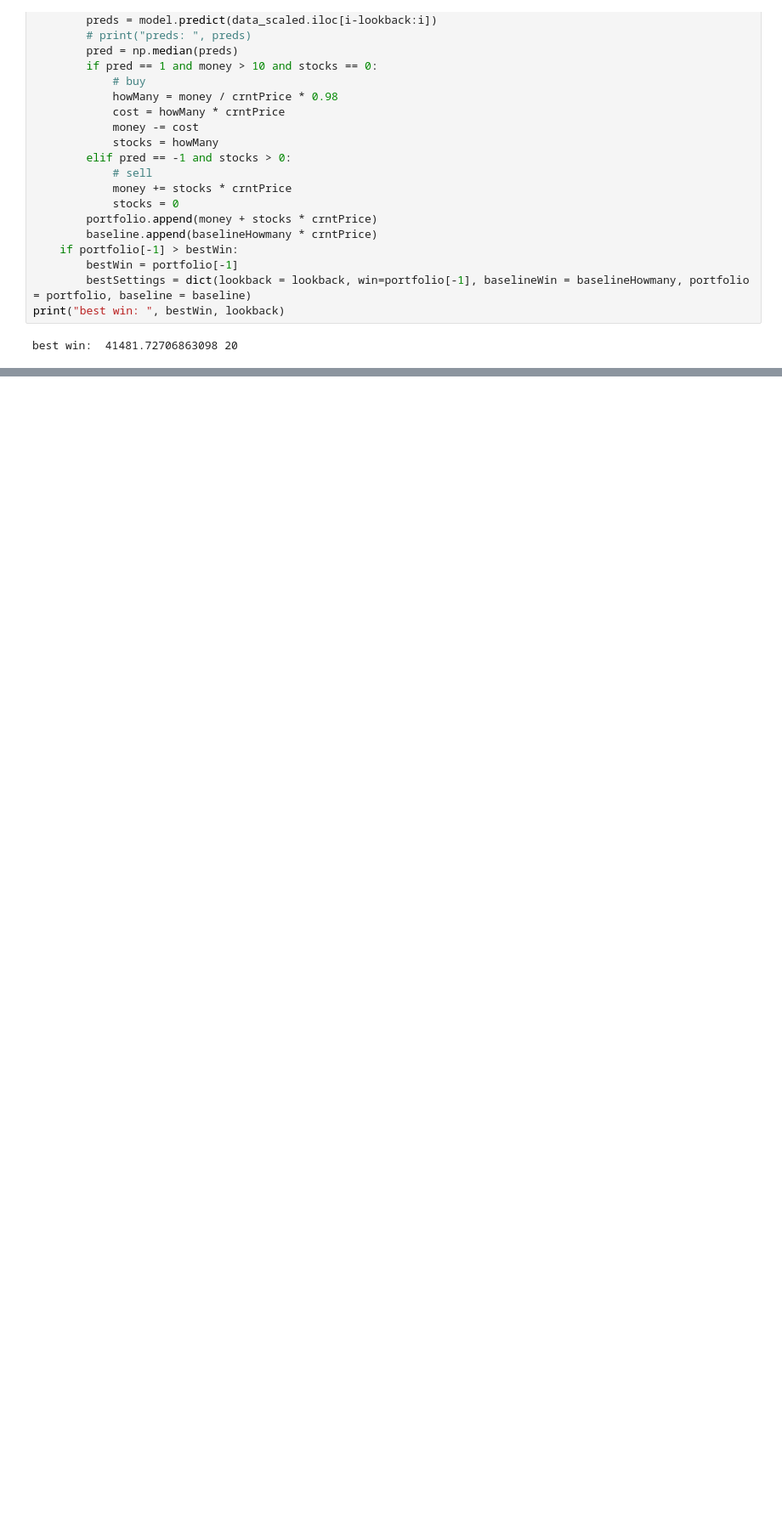
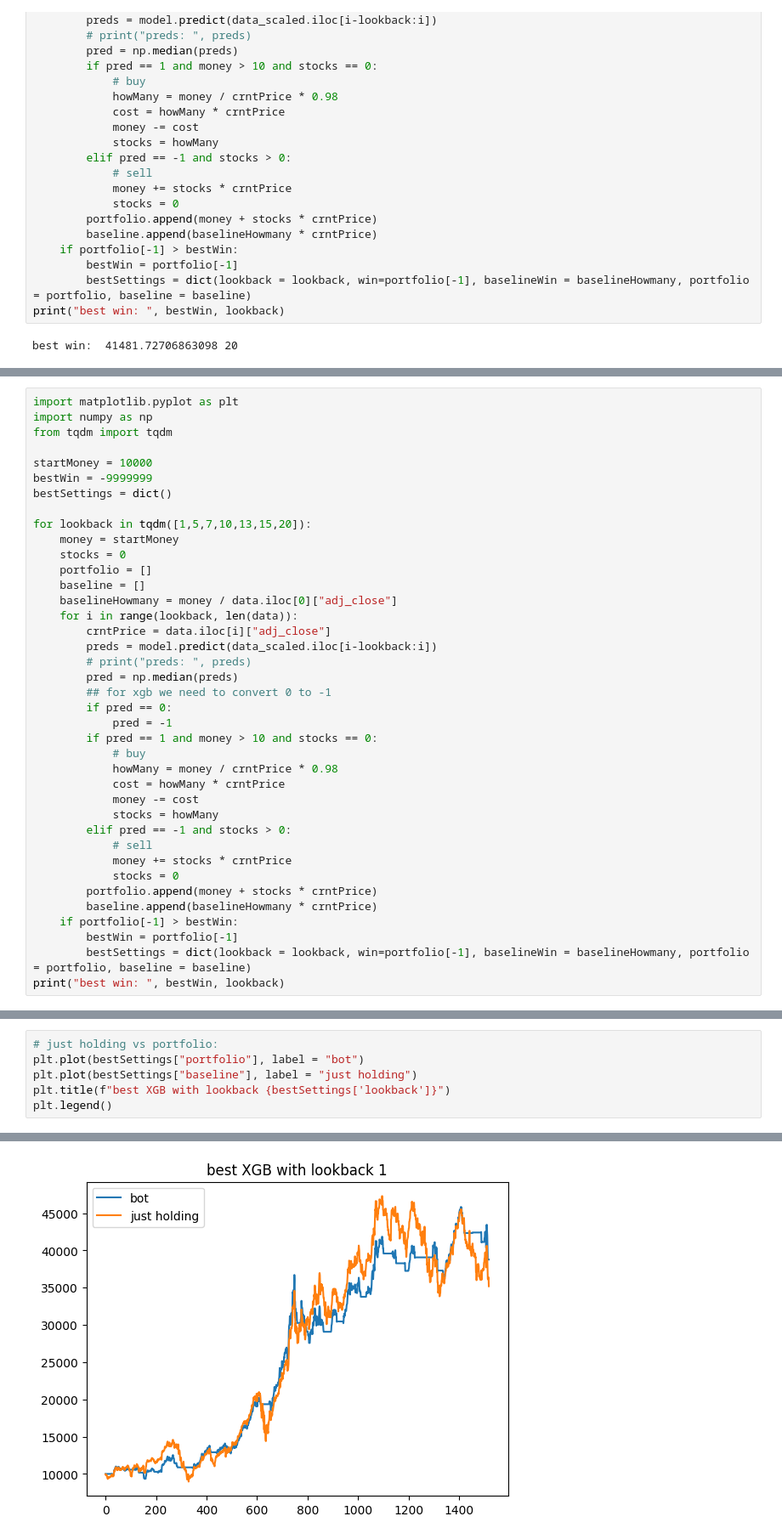
Before and after one commit to JustinGuese/tradingbot22-tradingbots, a Jupyter notebook: jupyternotebooks/lstm_earnings.ipynb, the cells around one changed output, grey strips where cells are left out. Shown at 85% size. Cells and saved outputs as stored; diff of their text form; blank space fills up the shorter version.

```diff
--- a/jupyternotebooks/lstm_earnings.ipynb
+++ b/jupyternotebooks/lstm_earnings.ipynb
@@ -144,0 +192,39 @@ plt.legend()
+# %%
+import matplotlib.pyplot as plt
+import numpy as np
+from tqdm import tqdm
+
+startMoney = 10000
+bestWin = -9999999
+bestSettings = dict()
+
+for lookback in tqdm([1,5,7,10,13,15,20]):
+    money = startMoney
+    stocks = 0
+    portfolio = []
+    baseline = []
+    baselineHowmany = money / data.iloc[0]["adj_close"]
+    for i in range(lookback, len(data)):
+        crntPrice = data.iloc[i]["adj_close"]
+        preds = model.predict(data_scaled.iloc[i-lookback:i])
+        # print("preds: ", preds)
+        pred = np.median(preds)
+        ## for xgb we need to convert 0 to -1
+        if pred == 0:
+            pred = -1
+        if pred == 1 and money > 10 and stocks == 0:
+            # buy
+            howMany = money / crntPrice * 0.98
+            cost = howMany * crntPrice
+            money -= cost
+            stocks = howMany
+        elif pred == -1 and stocks > 0:
+            # sell
+            money += stocks * crntPrice
+            stocks = 0
+        portfolio.append(money + stocks * crntPrice)
+        baseline.append(baselineHowmany * crntPrice)
+    if portfolio[-1] > bestWin:
+        bestWin = portfolio[-1]
+        bestSettings = dict(lookback = lookback, win=portfolio[-1], baselineWin = baselineHowmany, portfolio = portfolio, baseline = baseline)
+print("best win: ", bestWin, lookback)
@@ -144,0 +233,7 @@ plt.legend()
+# %%
+# just holding vs portfolio:
+plt.plot(bestSettings["portfolio"], label = "bot")
+plt.plot(bestSettings["baseline"], label = "just holding")
+plt.title(f"best XGB with lookback {bestSettings['lookback']}")
+plt.legend()
+# %% [output]
@@ -144,0 +241 @@ plt.legend()
+[figure, added]
```
Also changed, not shown: parts of 8 cells of this notebook.
